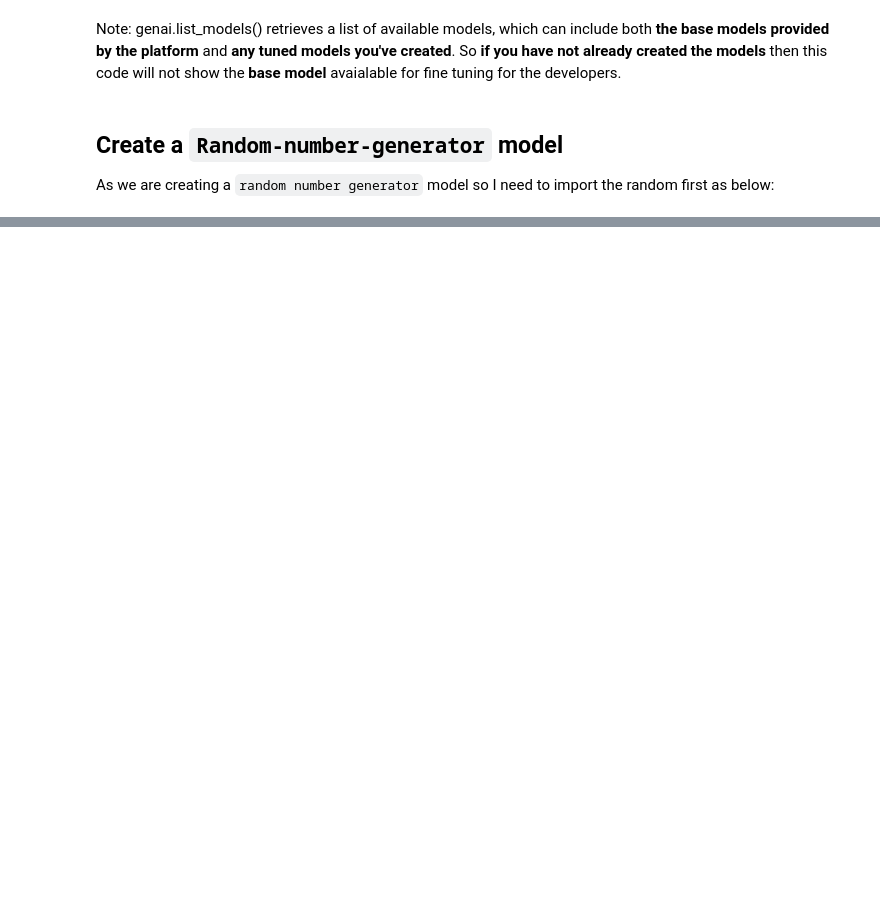
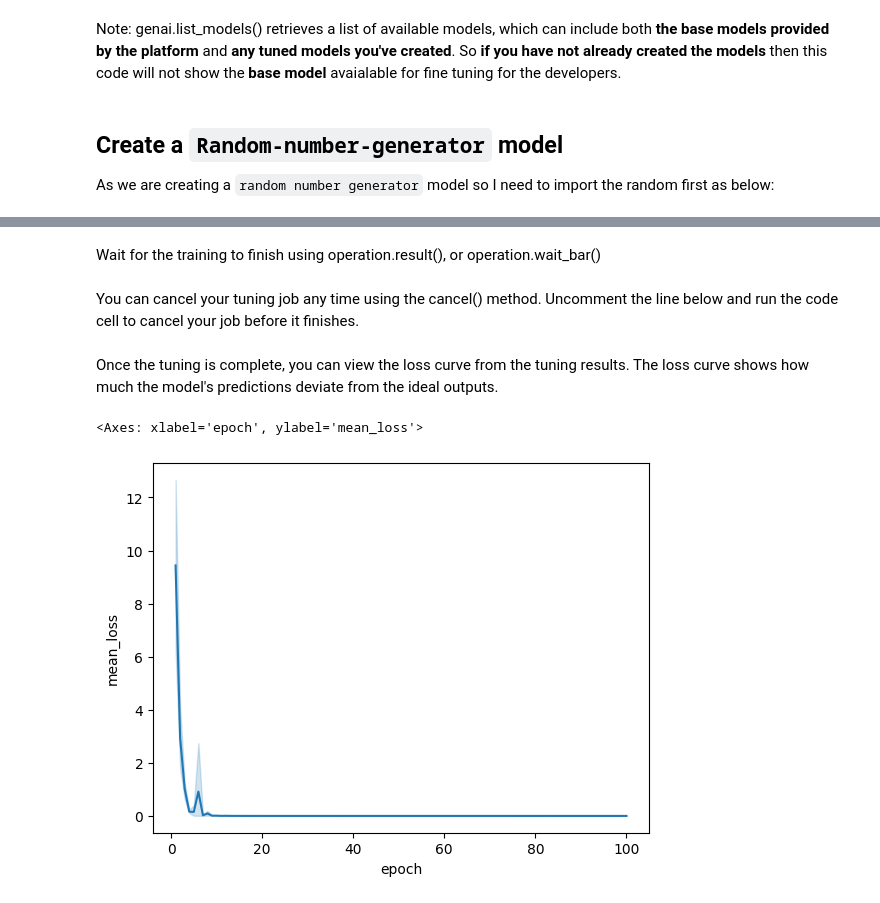
Before and after one commit to naveedkhalid091/Learn_Agentic_AI, a Jupyter notebook: step02_generative_ai_for_beginners/07(b)_Fine_Tuning_using_code.ipynb, the cells around one changed output, grey strips where cells are left out. Drawn from its saved outputs; the diff is of its cells as text; code cells hidden in the pictures; blank space fills up the shorter version.

Commit message:
Fine Tuning using Code

```diff
--- a/step02_generative_ai_for_beginners/07(b)_Fine_Tuning_using_code.ipynb
+++ b/step02_generative_ai_for_beginners/07(b)_Fine_Tuning_using_code.ipynb
@@ -37,8 +37,8 @@ To create a tuned model, you need to pass your dataset to the model in the `gena
 For this example, you will tune a model to generate the next number in the sequence. **For example, if the input is 1, the model should output 2. If the input is one hundred, the output should be one hundred one.**
 # %%
 # below code will generate a list of models which are avaialble for fine-tuning.
-model_for_fine_tuning = [
+base_model = [
     m for m in genai.list_models()
     if "createTunedModel" in m.supported_generation_methods and
     "flash" in m.name][0]
-model_for_fine_tuning
+base_model
@@ -58,8 +64,12 @@ generate-num-1217
 # %%
 ## train your model based on the above results using `genai.create_tuned_model`
 
-operations=genai.create_tuned_model(
-    source_model=model_for_fine_tuning.num_generator,
+import random
+
+name = f'generate-num-{random.randint(0,10000)}'
+operation = genai.create_tuned_model(
+    # You can use a tuned model here too. Set `source_model="tunedModels/..."`
+    source_model=base_model.name,
     training_data=[
         {
              'text_input': '1',
@@ -108,9 +118,8 @@ operations=genai.create_tuned_model(
              'output': 'eight',
         }
     ],
-    id=num_generator,
+    id = name,
     epoch_count = 100,
     batch_size=4,
     learning_rate=0.001,
-
 )
@@ -118,0 +162,2 @@ AttributeError: 'Model' object has no attribute 'num_generator'
+# %% [markdown]
+Wait for the training to finish using operation.result(), or operation.wait_bar()
@@ -118,0 +169,2 @@ AttributeError: 'Model' object has no attribute 'num_generator'
+# %% [markdown]
+You can cancel your tuning job any time using the cancel() method. Uncomment the line below and run the code cell to cancel your job before it finishes.
@@ -118,0 +173,14 @@ AttributeError: 'Model' object has no attribute 'num_generator'
+# %% [markdown]
+Once the tuning is complete, you can view the loss curve from the tuning results. The loss curve shows how much the model's predictions deviate from the ideal outputs.
+# %%
+import pandas as pd
+import seaborn as sns
+
+model = operation.result()
+
+snapshots = pd.DataFrame(model.tuning_task.snapshots)
+
+sns.lineplot(data=snapshots, x = 'epoch', y='mean_loss')
+# %% [output]
+<Axes: xlabel='epoch', ylabel='mean_loss'>
+[figure, added]
```
Also changed, not shown: parts of 26 cells of this notebook.
